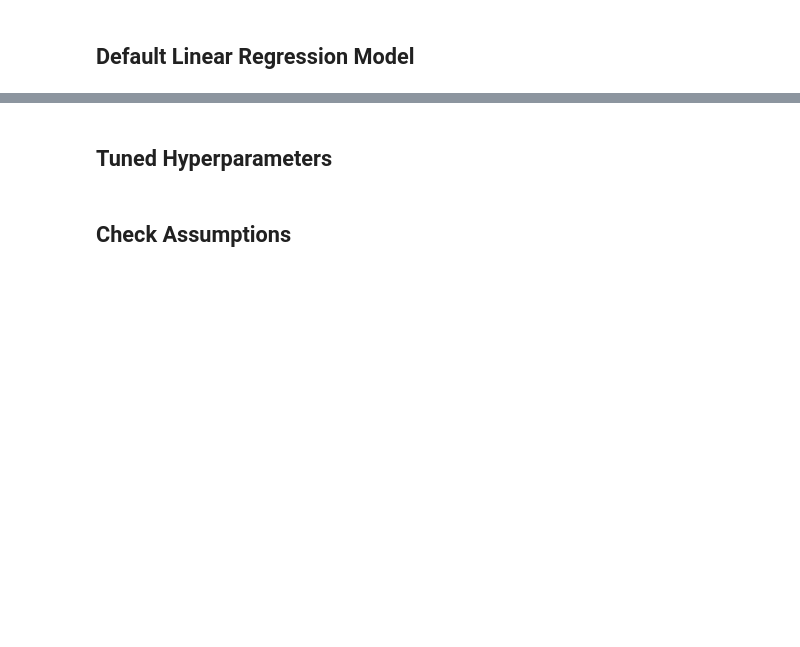
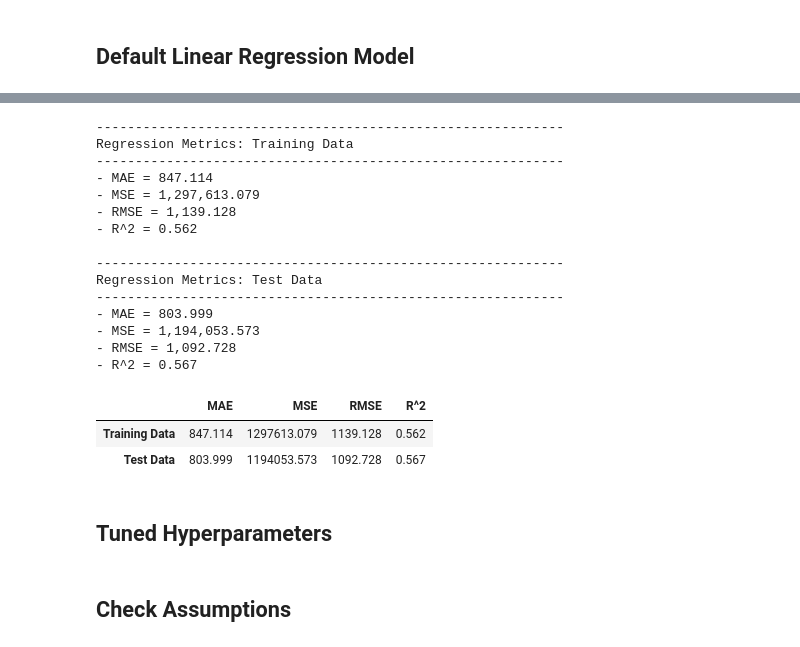
Before and after one commit to krisbarbier/Sales-Predictions, a Jupyter notebook: Sales Predictions - Linear Regression.ipynb, the cells around one changed output, grey strips where cells are left out. Cells and saved outputs as stored; diff of their text form; code cells hidden in the pictures; blank space fills up the shorter version.

```diff
--- a/Sales Predictions - Linear Regression.ipynb
+++ b/Sales Predictions - Linear Regression.ipynb
@@ -127,2 +282,14 @@ dtype: int64
 # %% [markdown]
 ## Default Linear Regression Model
+# %%
+#Instantiate linear regression model
+lin_reg = LinearRegression()
+
+#Create model pipeline
+lin_reg_pipe = make_pipeline(preprocessor, lin_reg)
+
+#Fit onto training data
+lin_reg_pipe.fit(X_train, y_train)
+
+#Evaluate model
+evaluate_regression(lin_reg_pipe, X_train, y_train, X_test, y_test)
@@ -129,3 +312,31 @@ dtype: int64
+# %%
+#Instantiate model
+lin_reg_2 = LinearRegression()
+
+#Fit model to transformed training data
+lin_reg_2.fit(X_train_tf, y_train)
+
+#Evaluate model
+evaluate_regression(lin_reg_2, X_train_tf, y_train, X_test_tf, y_test, output_frame = True)
+# %% [output]
+------------------------------------------------------------
+Regression Metrics: Training Data
+------------------------------------------------------------
+- MAE = 847.114
+- MSE = 1,297,613.079
+- RMSE = 1,139.128
+- R^2 = 0.562
+
+------------------------------------------------------------
+Regression Metrics: Test Data
+------------------------------------------------------------
+- MAE = 803.999
+- MSE = 1,194,053.573
+- RMSE = 1,092.728
+- R^2 = 0.567
+|  | MAE | MSE | RMSE | R^2 |
+| Training Data | 847.114 | 1297613.079 | 1139.128 | 0.562 |
+| Test Data | 803.999 | 1194053.573 | 1092.728 | 0.567 |
 # %% [markdown]
 ## Tuned Hyperparameters
 # %% [markdown]
```
Also changed, not shown: parts of 10 cells of this notebook.
